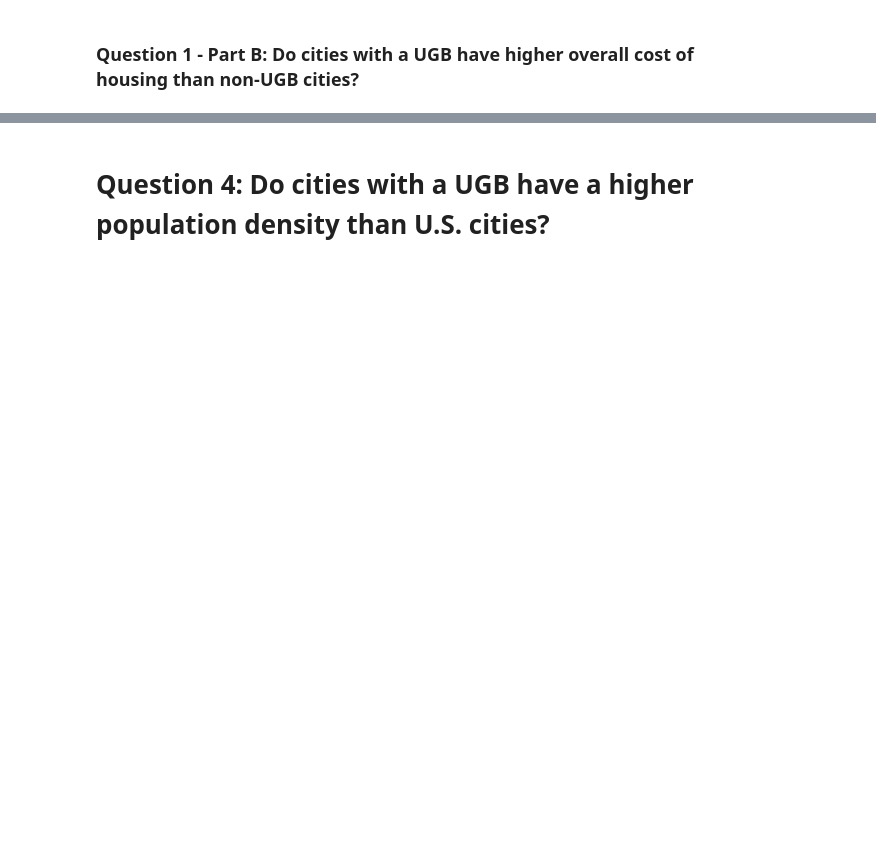
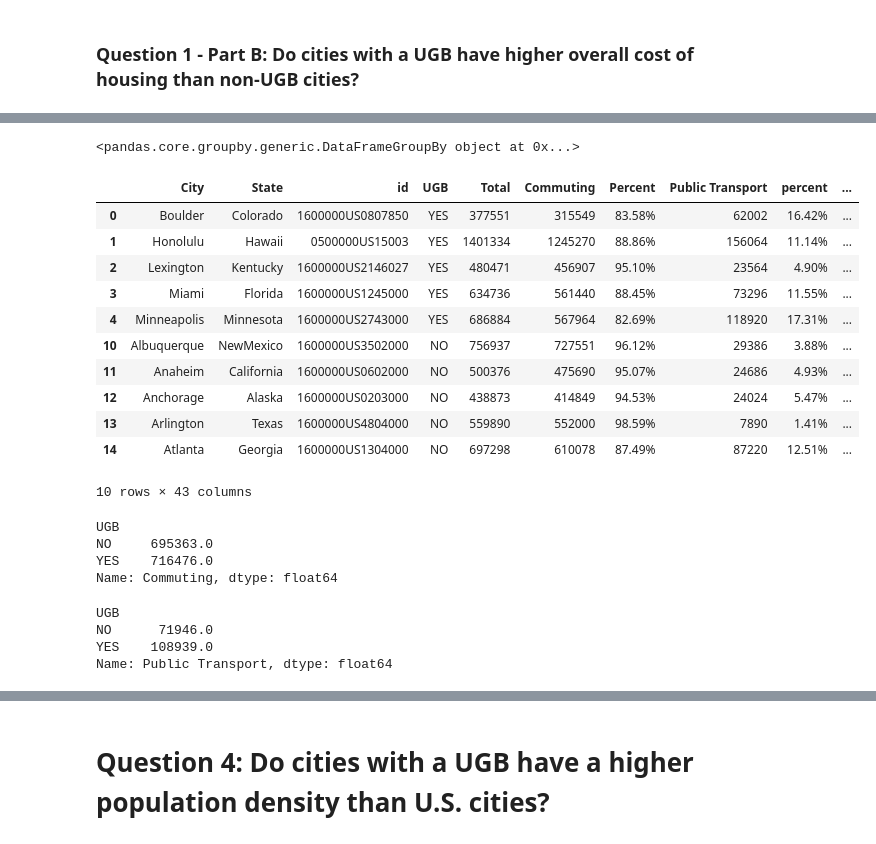
Before and after one commit to jrevier/Urban-Growth-Boundaries, a Jupyter notebook: UGB/UGB.ipynb, the cells around one changed output, grey strips where cells are left out. Drawn from its saved outputs; the diff is of its cells as text; code cells hidden in the pictures; blank space fills up the shorter version.

```diff
--- a/UGB/UGB.ipynb
+++ b/UGB/UGB.ipynb
@@ -157,0 +163,4 @@ plt.show()
+# %%
+transport_data = pd.read_csv("../Data/transportation_data_use_this_one.csv", encoding="ISO-8859-1")
+print(transport_data)
+transport_data.head()
@@ -157,0 +192,36 @@ plt.show()
+# %%
+summary_table = transport_data.groupby(['UGB'])
+print(summary_table)
+summary_table.head()
+# %% [output]
+<pandas.core.groupby.generic.DataFrameGroupBy object at 0x...>
+|  | City | State | id | UGB | Total | Commuting | Percent | Public Transport | percent | ... |
+| 0 | Boulder | Colorado | 1600000US0807850 | YES | 377551 | 315549 | 83.58% | 62002 | 16.42% | ... |
+| 1 | Honolulu | Hawaii | 0500000US15003 | YES | 1401334 | 1245270 | 88.86% | 156064 | 11.14% | ... |
+| 2 | Lexington | Kentucky | 1600000US2146027 | YES | 480471 | 456907 | 95.10% | 23564 | 4.90% | ... |
+| 3 | Miami | Florida | 1600000US1245000 | YES | 634736 | 561440 | 88.45% | 73296 | 11.55% | ... |
+| 4 | Minneapolis | Minnesota | 1600000US2743000 | YES | 686884 | 567964 | 82.69% | 118920 | 17.31% | ... |
+| 10 | Albuquerque | NewMexico | 1600000US3502000 | NO | 756937 | 727551 | 96.12% | 29386 | 3.88% | ... |
+| 11 | Anaheim | California | 1600000US0602000 | NO | 500376 | 475690 | 95.07% | 24686 | 4.93% | ... |
+| 12 | Anchorage | Alaska | 1600000US0203000 | NO | 438873 | 414849 | 94.53% | 24024 | 5.47% | ... |
+| 13 | Arlington | Texas | 1600000US4804000 | NO | 559890 | 552000 | 98.59% | 7890 | 1.41% | ... |
+| 14 | Atlanta | Georgia | 1600000US1304000 | NO | 697298 | 610078 | 87.49% | 87220 | 12.51% | ... |
+10 rows × 43 columns
+# %%
+commuting_avg = pd.Series(summary_table["Commuting"].mean())
+commuting_avg = commuting_avg.round()
+commuting_avg
+# %% [output]
+UGB
+NO     695363.0
+YES    716476.0
+Name: Commuting, dtype: float64
+# %%
+public_transport = pd.Series(summary_table['Public Transport'].mean())
+public_transport = public_transport.round()
+public_transport
+# %% [output]
+UGB
+NO      71946.0
+YES    108939.0
+Name: Public Transport, dtype: float64
```
Also changed, not shown: parts of 7 cells of this notebook, 6 other files.
